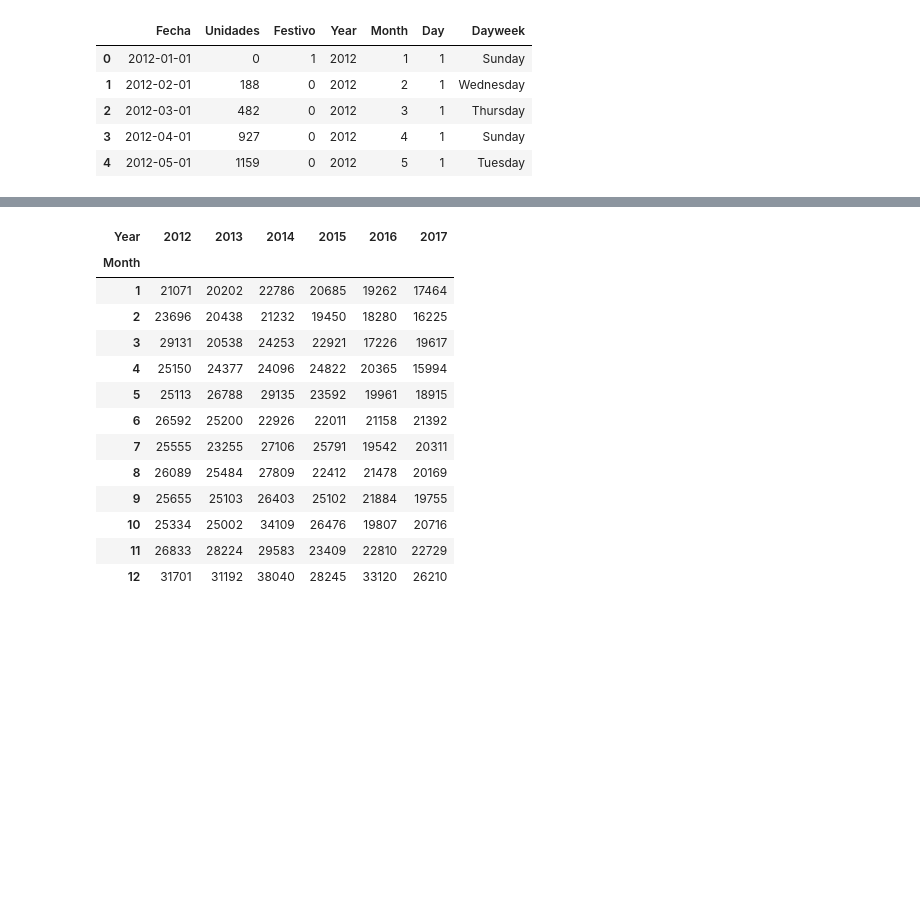
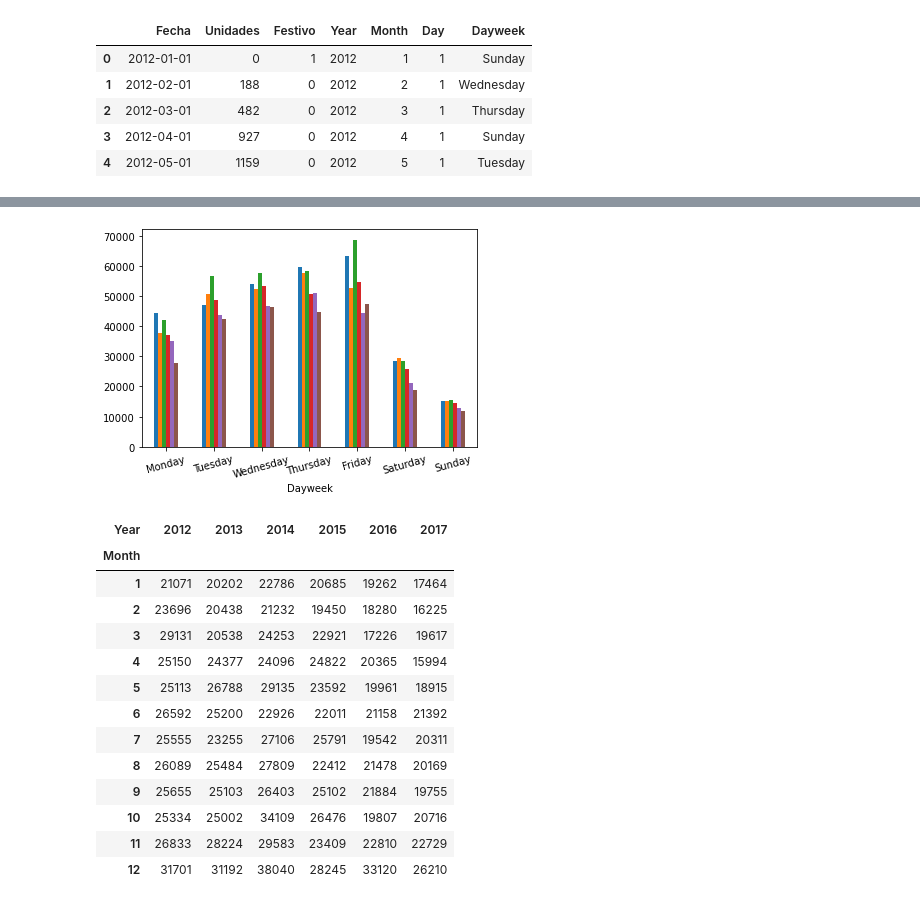
Before and after one commit to Sigomezgi/Runt-TAE, a Jupyter notebook: Runt entrenamiento.ipynb, the cells around one changed output, grey strips where cells are left out. Drawn from its saved outputs; the diff is of its cells as text; code cells hidden in the pictures; blank space fills up the shorter version.

```diff
--- a/Runt entrenamiento.ipynb
+++ b/Runt entrenamiento.ipynb
@@ -88 +85,7 @@ plt.savefig('days.jpg', dpi = 100)
+# %%
+ax = DF1.plot.bar(rot=15.5, legend = False)
+plt.savefig('days.jpg', dpi = 100)
+#plt.xticks(rotation='82.5')
+# %% [output]
+[figure, added]
 # %%
```
Also changed, not shown: parts of 17 cells of this notebook, 2 other files.
